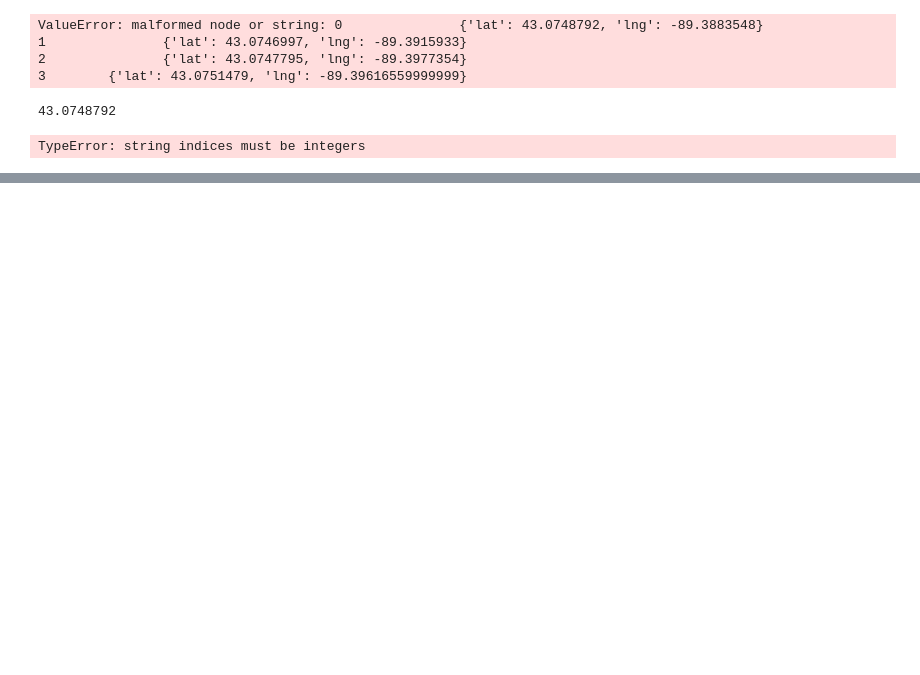
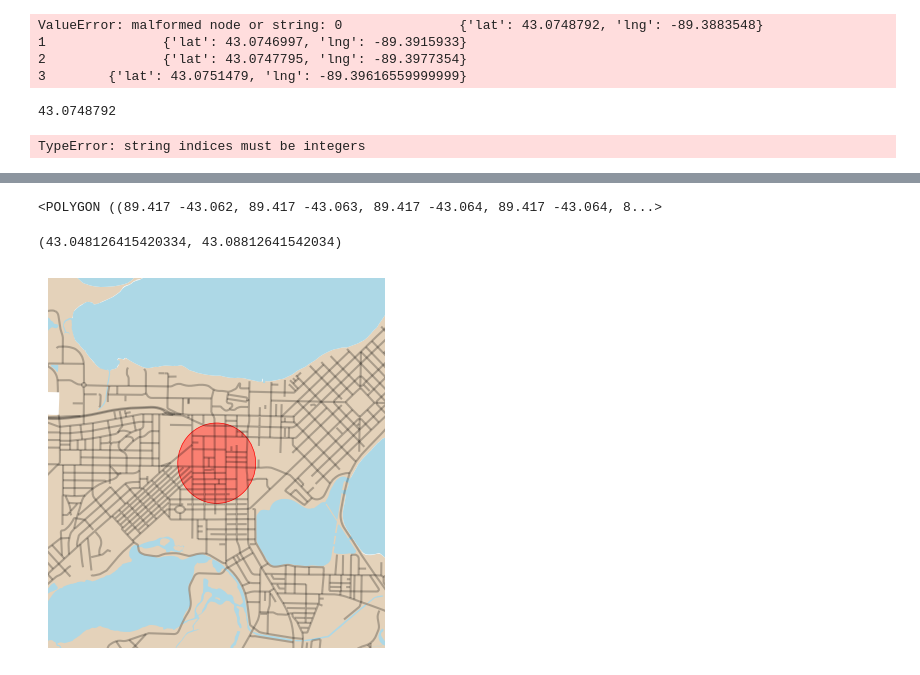
Before and after one commit to drewbarkman/maddata26, a Jupyter notebook: wesley.ipynb, the cells around one changed output, grey strips where cells are left out. Saved outputs shown, nothing was run; the diff lists cells and outputs as text; code cells hidden in the pictures; blank space fills up the shorter version.

```diff
--- a/wesley.ipynb
+++ b/wesley.ipynb
@@ -145,0 +150,32 @@ TypeError: string indices must be integers
+# %%
+Point(rand_num).buffer(0.5 / 69)
+# %% [output]
+<POLYGON ((89.417 -43.062, 89.417 -43.063, 89.417 -43.064, 89.417 -43.064, 8...>
+# %%
+city_limits = gpd.read_file('City_Limit.geojson')
+water = gpd.read_file("Lakes_and_Rivers.geojson").to_crs(city_limits.crs)
+streets = gpd.read_file("Street_Centerlines_and_Pavement_Data.geojson").to_crs(city_limits.crs)
+# %%
+place_coords = np.array([-89.4070977,43.0680178])
+# %%
+rand_num = np.random.rand(2)
+while np.sqrt(rand_num[0]**2 + rand_num[1]**2) > 1:
+    # print('trying again')
+    rand_num = rand_num = np.random.rand(2)
+rand_num[0] = (rand_num[0] - 0.5) / 54.6 / 2
+rand_num[1] = (rand_num[1] - 0.5) / 69 / 2
+area_center = place_coords - rand_num
+ax = city_limits.plot(color="tan", alpha= 0.6)
+water.plot(color="lightblue", ax=ax)
+streets.plot(color="black", ax=ax, alpha=0.25)
+ax.set_axis_off()
+# ax.plot(place_coords[0], place_coords[1], marker='o', alpha=0.5)
+ax.add_patch(matplotlib.patches.Ellipse((area_center[0], area_center[1]), width = 0.6 / 52, height = 0.6 / 69,
+                          edgecolor='red', facecolor='salmon', linewidth=0.5))
+ax.set_xlim(area_center[0] - 0.025,
+            area_center[0] + 0.025)
+ax.set_ylim(area_center[1] - 0.02,
+            area_center[1] + 0.02)
+# %% [output]
+(43.048126415420334, 43.08812641542034)
+[figure, added]
```
Also changed, not shown: parts of 2 cells of this notebook, 5 other files.
